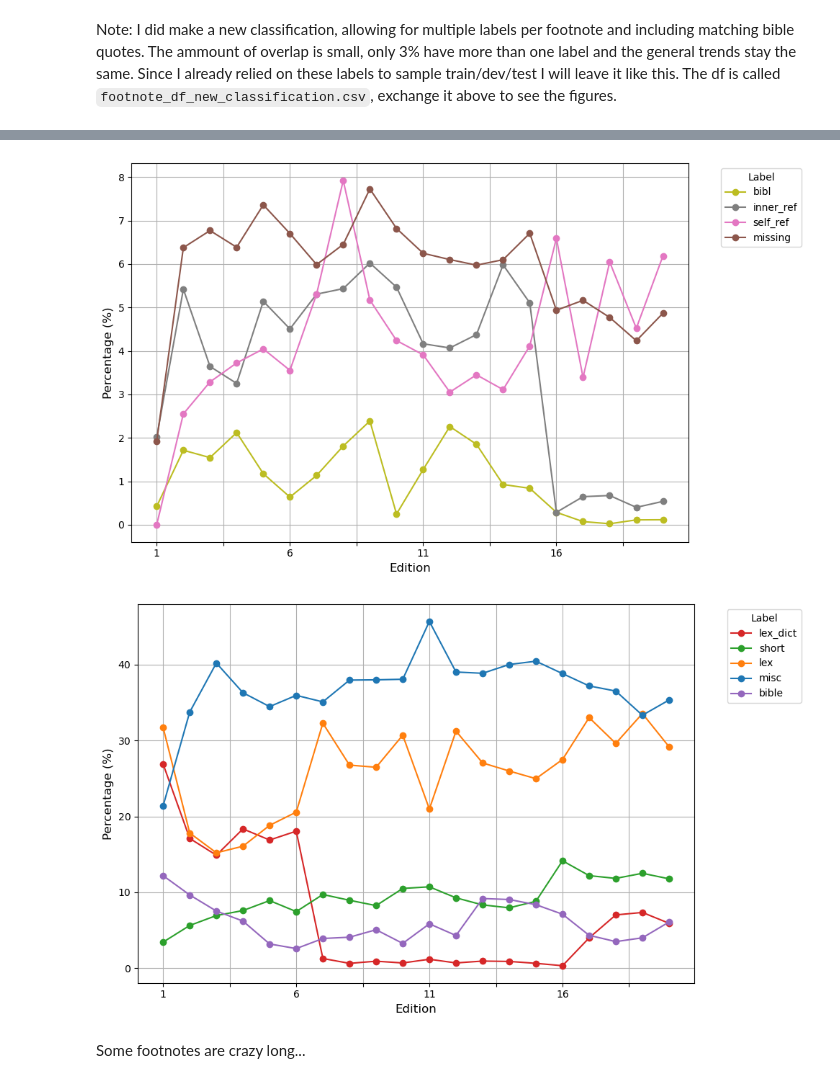
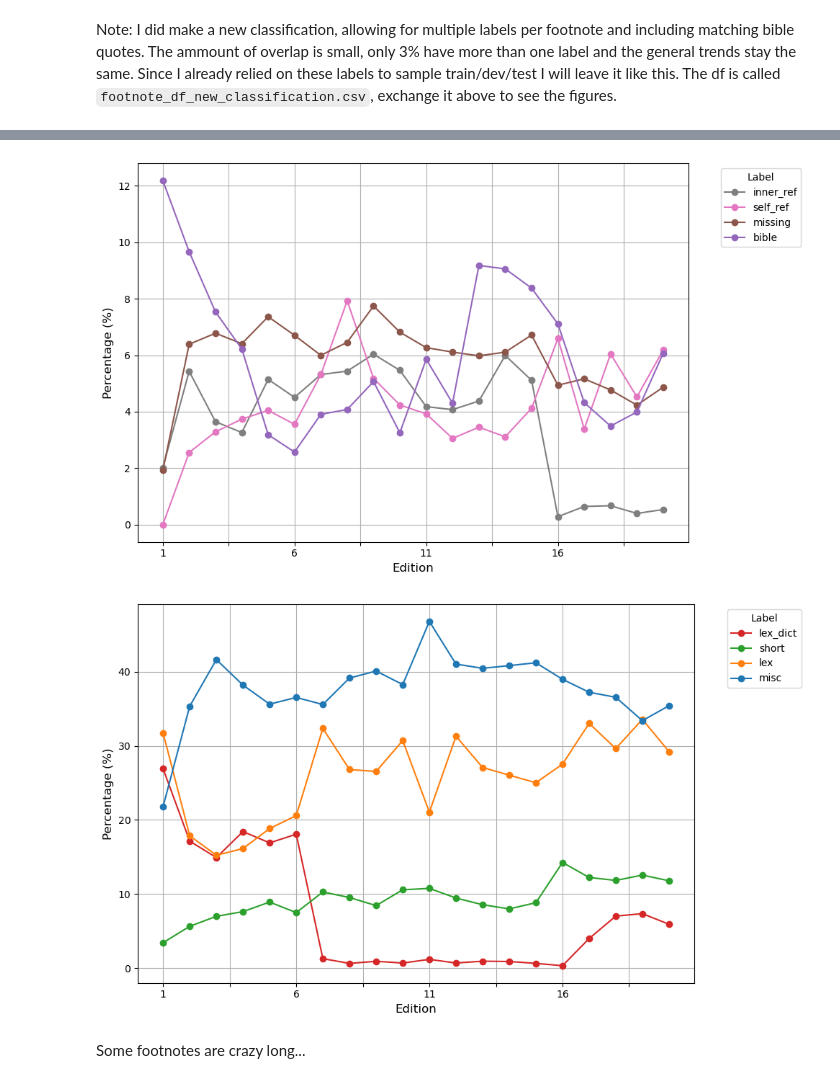
Before and after one commit to Boffl/BullingerDigitalLMFootnotes, a Jupyter notebook: data_analysis_and_preparation/prepare_data.ipynb, the cells around one changed output, grey strips where cells are left out. Saved outputs shown, nothing was run; the diff lists cells and outputs as text; code cells hidden in the pictures.

Commit message:
remake the new classification, excluding bibl

```diff
--- a/data_analysis_and_preparation/prepare_data.ipynb
+++ b/data_analysis_and_preparation/prepare_data.ipynb
@@ -213,21 +213,21 @@ if True:  # save
 # %%
-fig = label_trends(footnote_df_new_classification, label_colors, ["bibl", "inner_ref", "self_ref", "missing"])
+fig = label_trends(footnote_df_new_classification, label_colors, ["inner_ref", "self_ref", "missing", "bible"])
 if True:  # save
     plot_folder = os.path.abspath(r"/mnt/c/Users/nik_b/Documents/UZH/CL/Master_thesis_text/master-thesis/images/plots")
     # plot_folder = "../plots"
     plot_name = "distrOfLabelsByEditionInfrequentLabels.pdf"
     plt.savefig(os.path.join(plot_folder, plot_name), dpi=300, bbox_inches='tight',format='pdf')
 # %% [output]
-[figure, old version]
+[figure, new version]
 # %%
-fig = label_trends(footnote_df_new_classification, label_colors, [ "lex_dict", "short", "lex", "misc", "bible"])
+fig = label_trends(footnote_df_new_classification, label_colors, [ "lex_dict", "short", "lex", "misc"])
 if True:  # save
     plot_folder = os.path.abspath(r"/mnt/c/Users/nik_b/Documents/UZH/CL/Master_thesis_text/master-thesis/images/plots")
     # plot_folder = "../plots"
     plot_name = "distrOfLabelsByEditionFrequentLabels.pdf"
     plt.savefig(os.path.join(plot_folder, plot_name), dpi=300, bbox_inches='tight',format='pdf')
 # %% [output]
-[figure, old version]
+[figure, new version]
 # %% [markdown]
 Some footnotes are crazy long...
 # %%
```
Also changed, not shown: parts of 7 cells of this notebook, 2 other files.
